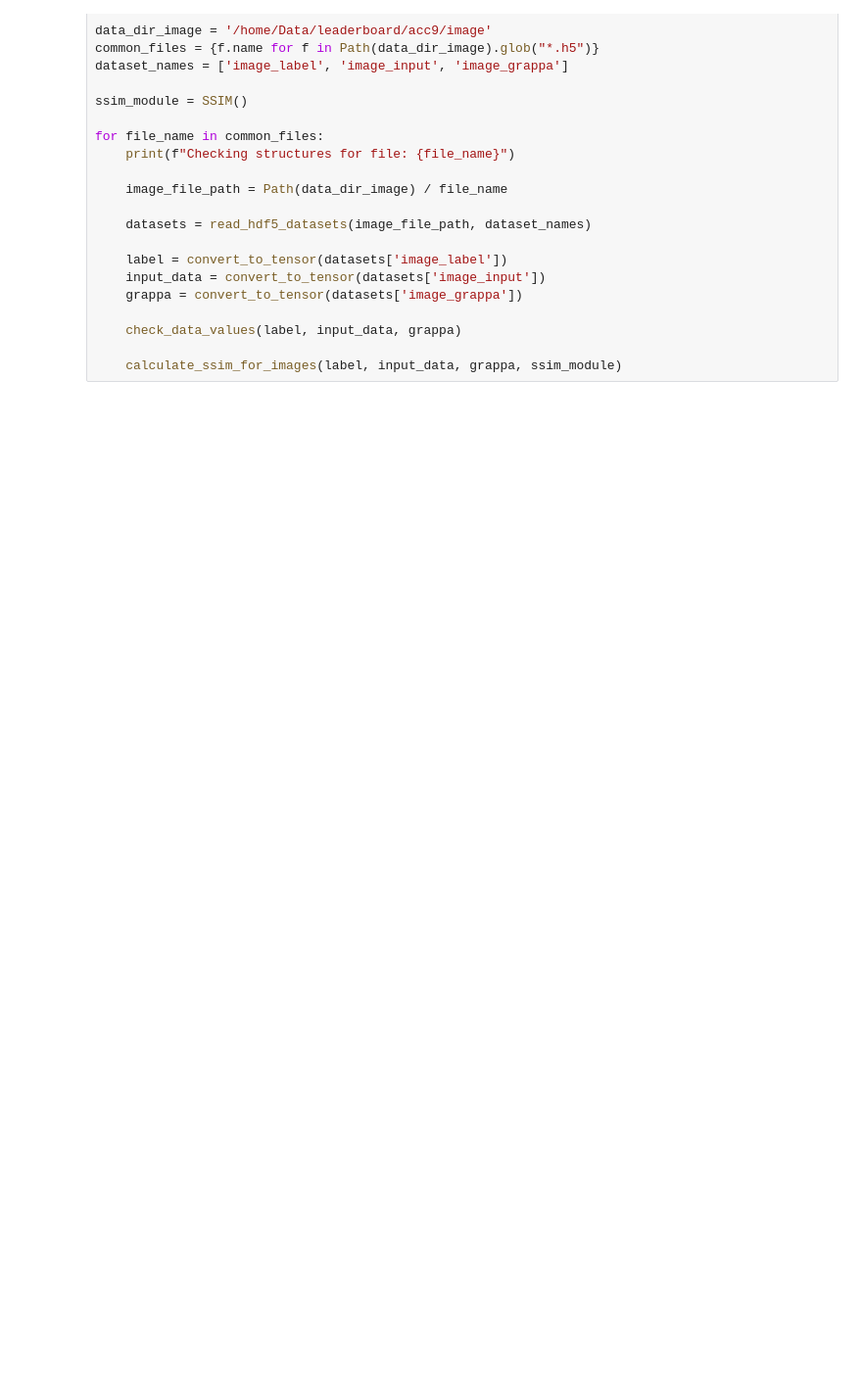
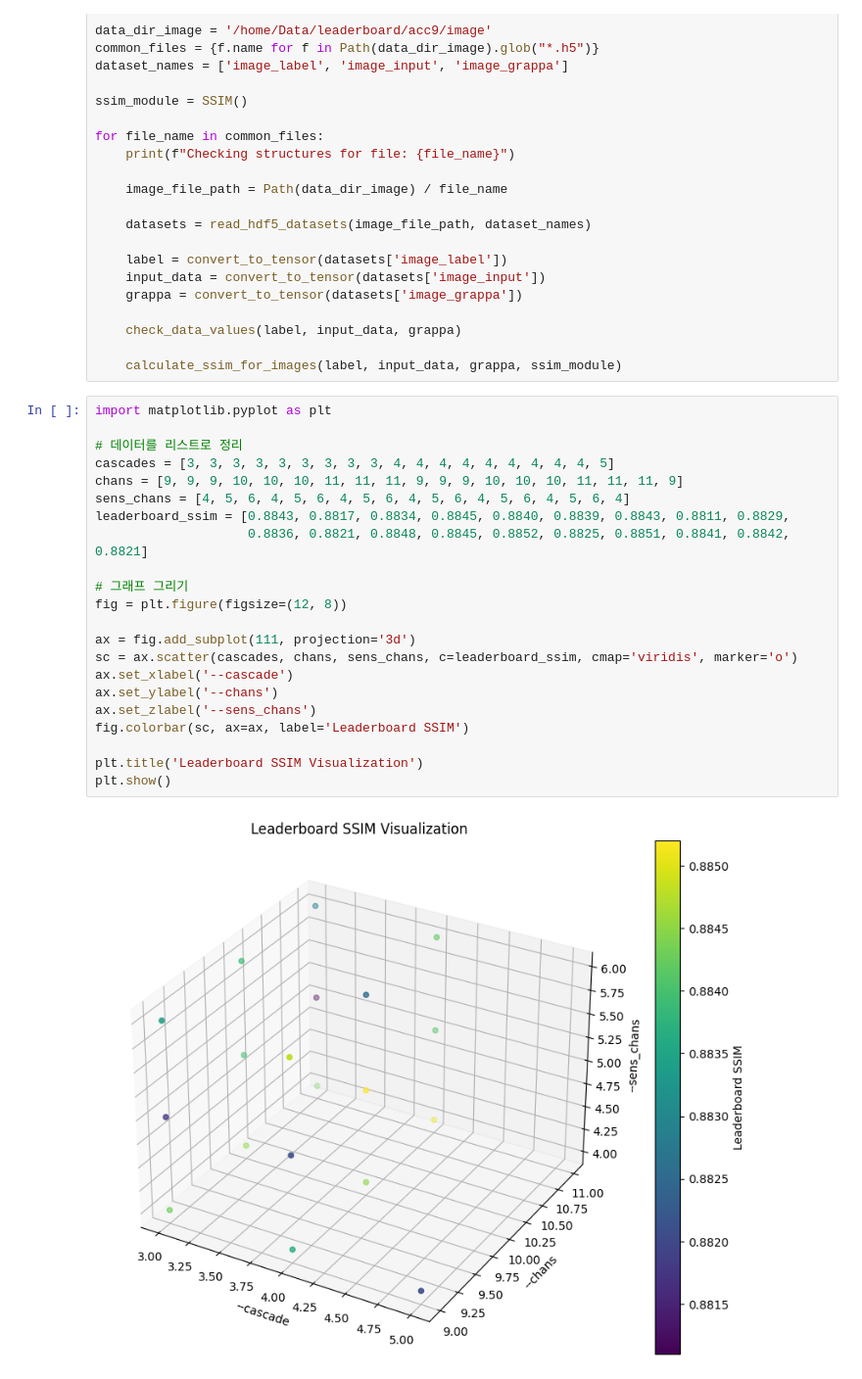
Before and after one commit to W0N9058/FastMRI_challenge, a Jupyter notebook: temp/data_check.ipynb, the cells around one changed output. Shown: that part at 98% size. Cells and saved outputs as stored; diff of their text form; blank space fills up the shorter version.

```diff
--- a/temp/data_check.ipynb
+++ b/temp/data_check.ipynb
@@ -513,3 +513,27 @@ for file_name in common_files:
     check_data_values(label, input_data, grappa)
 
     calculate_ssim_for_images(label, input_data, grappa, ssim_module)
+# %%
+import matplotlib.pyplot as plt
+
+# 데이터를 리스트로 정리
+cascades = [3, 3, 3, 3, 3, 3, 3, 3, 3, 4, 4, 4, 4, 4, 4, 4, 4, 4, 5]
+chans = [9, 9, 9, 10, 10, 10, 11, 11, 11, 9, 9, 9, 10, 10, 10, 11, 11, 11, 9]
+sens_chans = [4, 5, 6, 4, 5, 6, 4, 5, 6, 4, 5, 6, 4, 5, 6, 4, 5, 6, 4]
+leaderboard_ssim = [0.8843, 0.8817, 0.8834, 0.8845, 0.8840, 0.8839, 0.8843, 0.8811, 0.8829,
+                    0.8836, 0.8821, 0.8848, 0.8845, 0.8852, 0.8825, 0.8851, 0.8841, 0.8842, 0.8821]
+
+# 그래프 그리기
+fig = plt.figure(figsize=(12, 8))
+
+ax = fig.add_subplot(111, projection='3d')
+sc = ax.scatter(cascades, chans, sens_chans, c=leaderboard_ssim, cmap='viridis', marker='o')
+ax.set_xlabel('--cascade')
+ax.set_ylabel('--chans')
+ax.set_zlabel('--sens_chans')
+fig.colorbar(sc, ax=ax, label='Leaderboard SSIM')
+
+plt.title('Leaderboard SSIM Visualization')
+plt.show()
+# %% [output]
+[figure, added]
```
Also changed, not shown: parts of 1 cell of this notebook, 14 other files.
